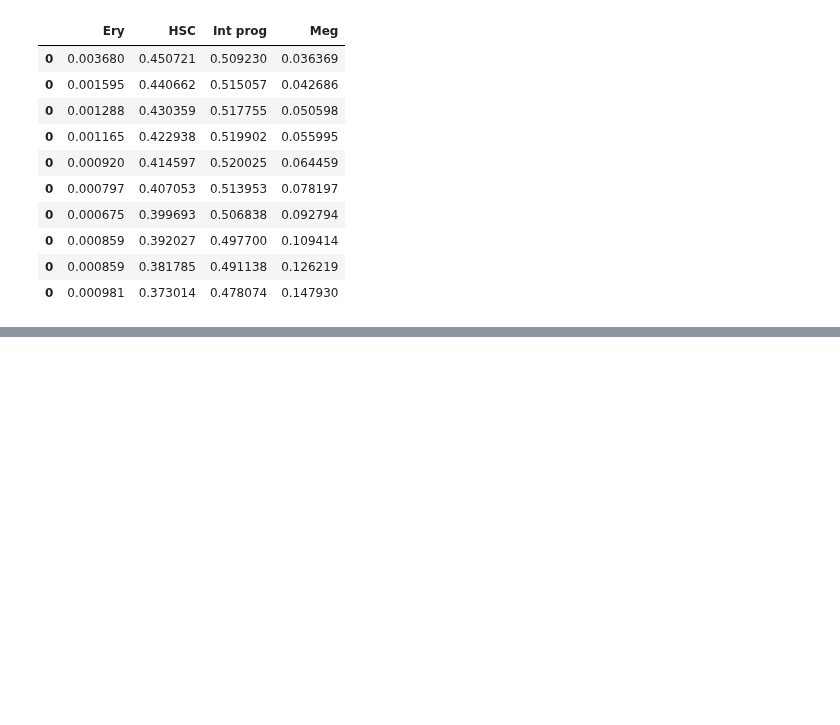
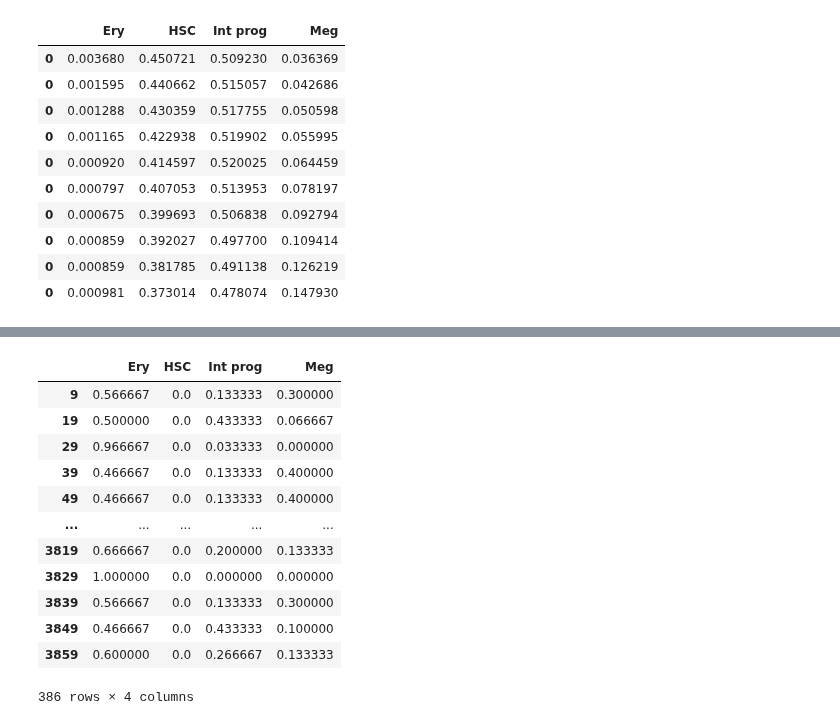
Before and after one commit to oZwZo/PINN_dynamics, a Jupyter notebook: Explore_Notebook/7.evaluation/7-14.evaluate_ery_mk_trajectory.ipynb, the cells around one changed output, grey strips where cells are left out. Cells and saved outputs as stored; diff of their text form; code cells hidden in the pictures; blank space fills up the shorter version.

```diff
--- a/Explore_Notebook/7.evaluation/7-14.evaluate_ery_mk_trajectory.ipynb
+++ b/Explore_Notebook/7.evaluation/7-14.evaluate_ery_mk_trajectory.ipynb
@@ -322,0 +357,16 @@ pd.concat([pd.DataFrame(df.mean(axis=0)).T for df in traj_ct_dict['76']])
+# %%
+DT_dict['5'].ct_prop.query('step==10 & Day == 27')[["Ery","HSC","Int prog","Meg"]]
+# %% [output]
+|  | Ery | HSC | Int prog | Meg |
+| 9 | 0.566667 | 0.0 | 0.133333 | 0.300000 |
+| 19 | 0.500000 | 0.0 | 0.433333 | 0.066667 |
+| 29 | 0.966667 | 0.0 | 0.033333 | 0.000000 |
+| 39 | 0.466667 | 0.0 | 0.133333 | 0.400000 |
+| 49 | 0.466667 | 0.0 | 0.133333 | 0.400000 |
+| ... | ... | ... | ... | ... |
+| 3819 | 0.666667 | 0.0 | 0.200000 | 0.133333 |
+| 3829 | 1.000000 | 0.0 | 0.000000 | 0.000000 |
+| 3839 | 0.566667 | 0.0 | 0.133333 | 0.300000 |
+| 3849 | 0.466667 | 0.0 | 0.433333 | 0.100000 |
+| 3859 | 0.600000 | 0.0 | 0.266667 | 0.133333 |
+386 rows × 4 columns
```
Also changed, not shown: parts of 21 cells of this notebook.
